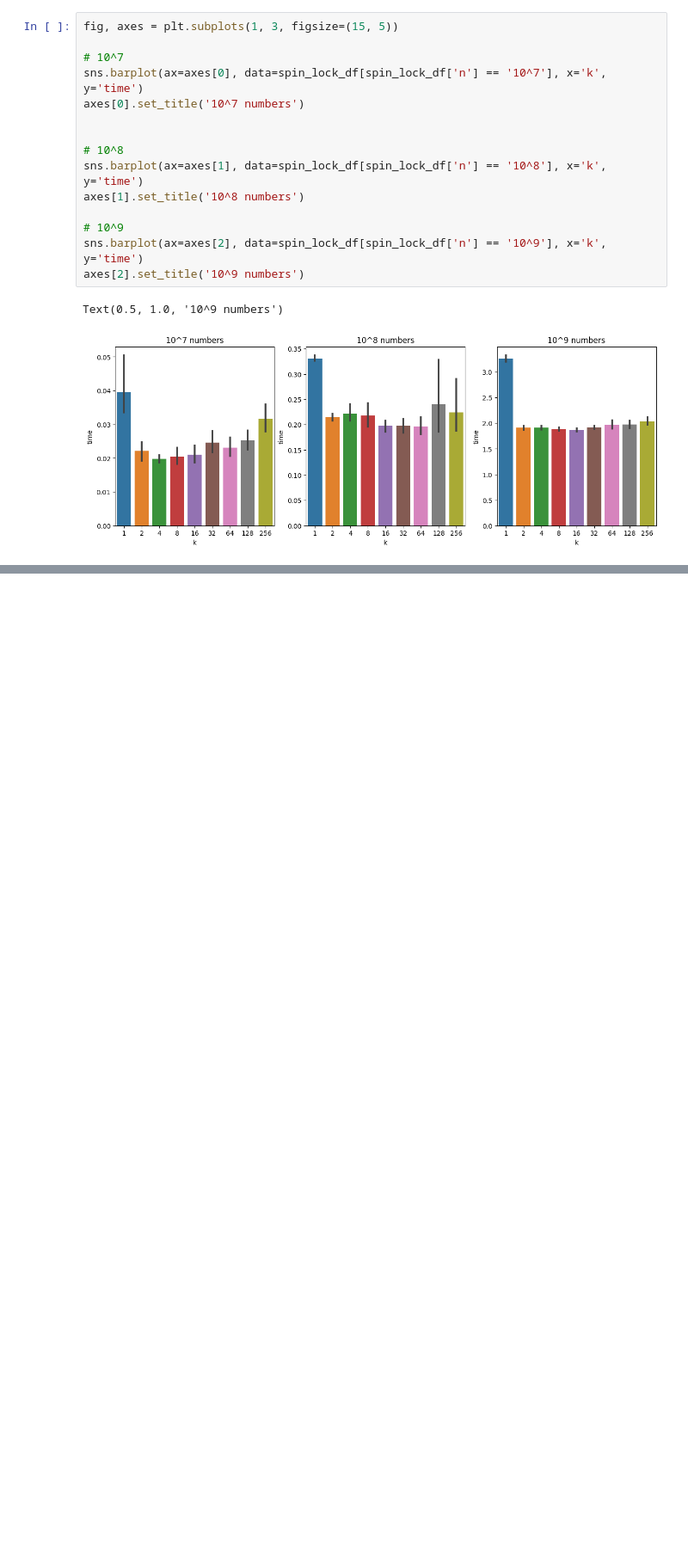
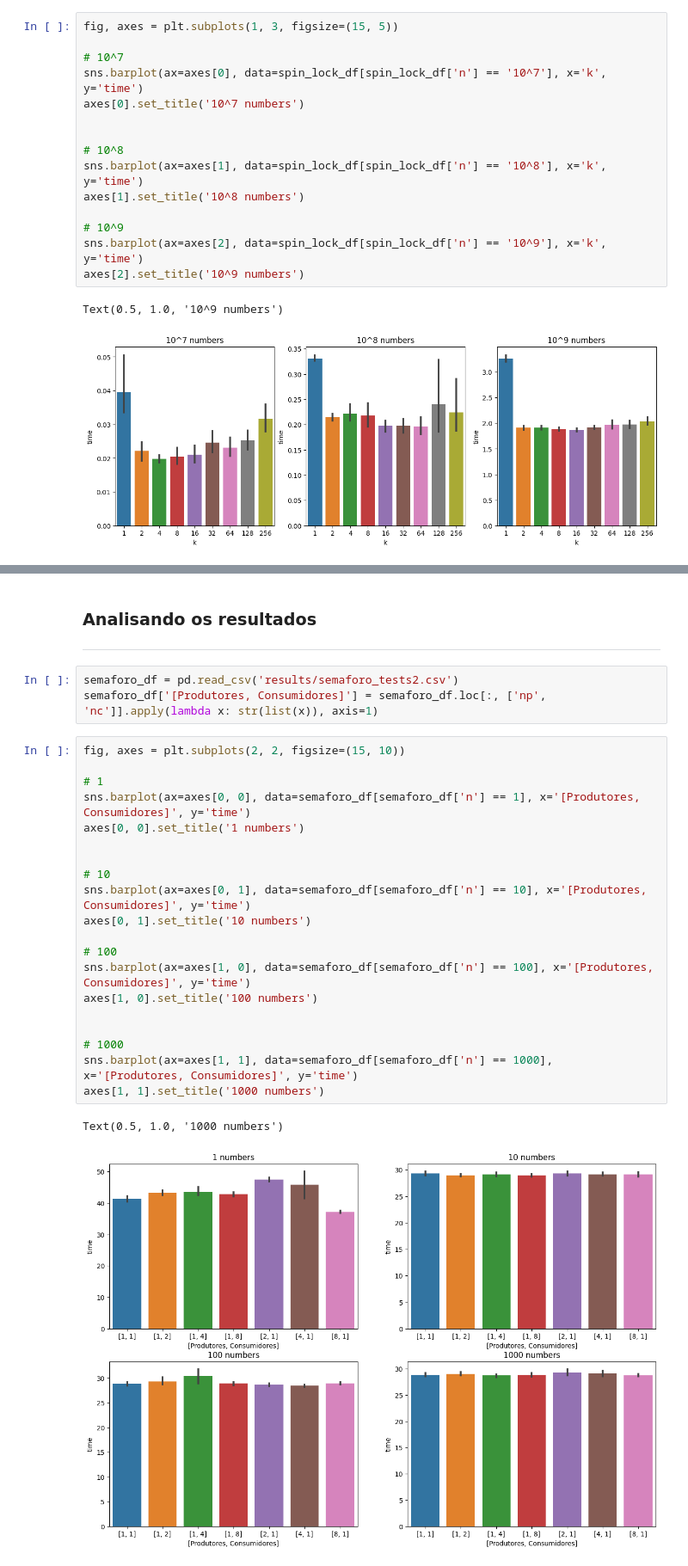
Before and after one commit to MariaLuizaCw/distributed-systems, a Jupyter notebook: TP2/analysis.ipynb, the cells around one changed output, grey strips where cells are left out. Shown at 86% size. Drawn from its saved outputs; the diff is of its cells as text; blank space fills up the shorter version.

Commit message:
add semaforo analysis

```diff
--- a/TP2/analysis.ipynb
+++ b/TP2/analysis.ipynb
@@ -97,3 +106,32 @@ for n in [1,10,100,1000]:
                 time = float(str(out).split(' tempo: ')[1][:-3])
                 with open(csv_file, 'a') as f:
                     f.write(f'{n},{pc[0]},{pc[1]},{time},{i}\n')
+# %% [markdown]
+### Analisando os resultados
+<hr/>
+# %%
+semaforo_df = pd.read_csv('results/semaforo_tests2.csv')
+semaforo_df['[Produtores, Consumidores]'] = semaforo_df.loc[:, ['np', 'nc']].apply(lambda x: str(list(x)), axis=1)
+# %%
+fig, axes = plt.subplots(2, 2, figsize=(15, 10))
+
+# 1
+sns.barplot(ax=axes[0, 0], data=semaforo_df[semaforo_df['n'] == 1], x='[Produtores, Consumidores]', y='time')
+axes[0, 0].set_title('1 numbers')
+
+
+# 10
+sns.barplot(ax=axes[0, 1], data=semaforo_df[semaforo_df['n'] == 10], x='[Produtores, Consumidores]', y='time')
+axes[0, 1].set_title('10 numbers')
+
+# 100
+sns.barplot(ax=axes[1, 0], data=semaforo_df[semaforo_df['n'] == 100], x='[Produtores, Consumidores]', y='time')
+axes[1, 0].set_title('100 numbers')
+
+
+# 1000
+sns.barplot(ax=axes[1, 1], data=semaforo_df[semaforo_df['n'] == 1000], x='[Produtores, Consumidores]', y='time')
+axes[1, 1].set_title('1000 numbers')
+# %% [output]
+Text(0.5, 1.0, '1000 numbers')
+[figure, added]
```
Also changed, not shown: parts of 4 cells of this notebook, 3 other files.
